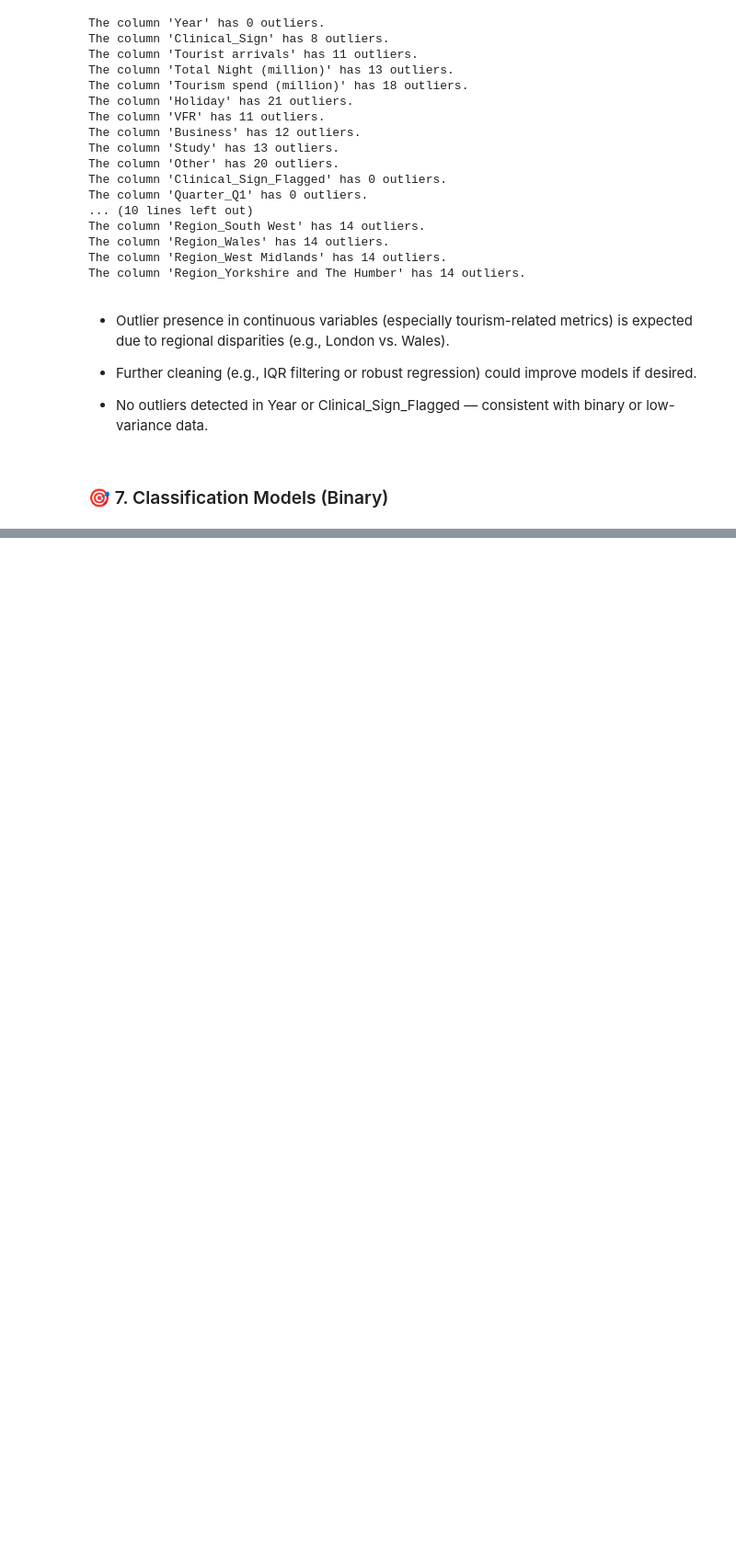
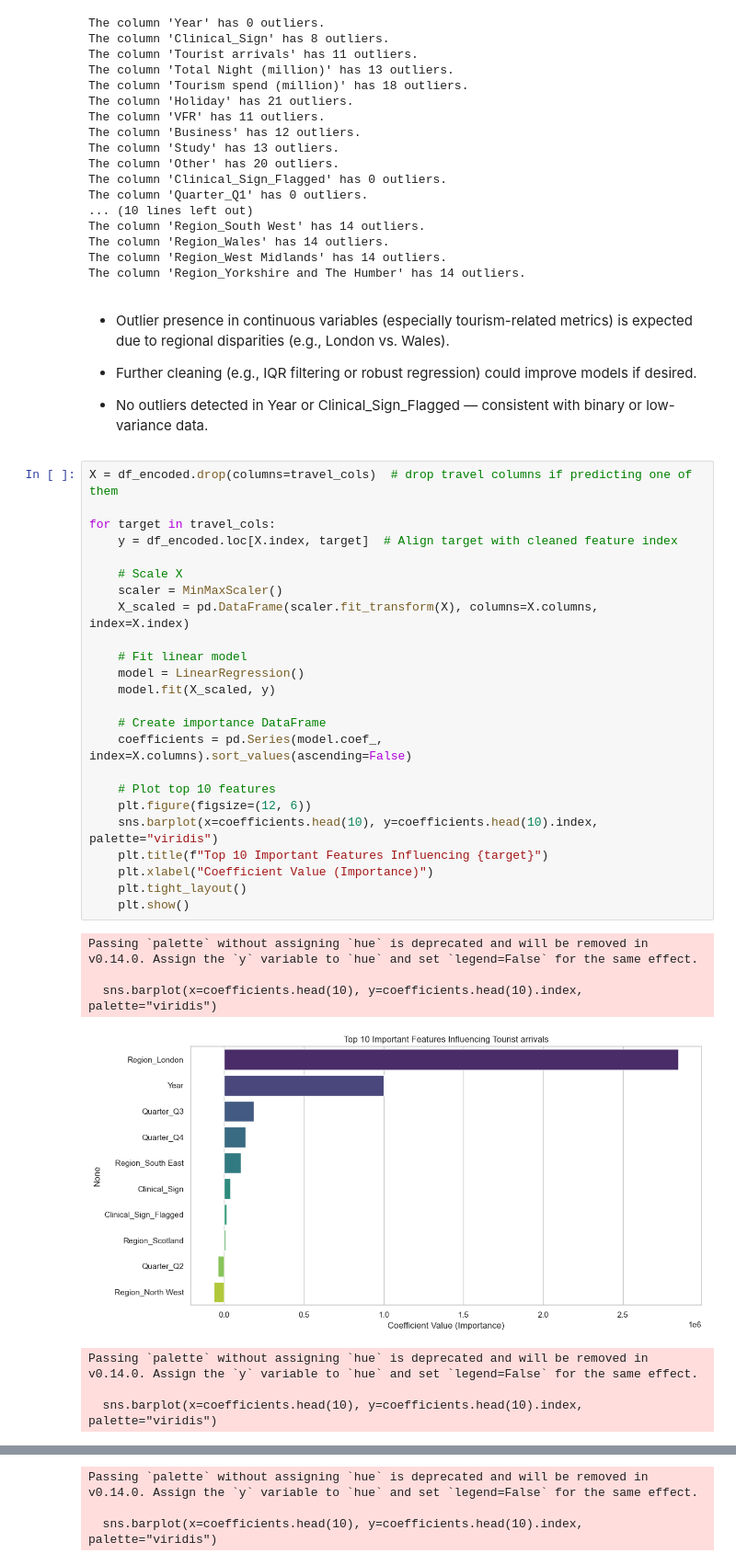
Before and after one commit to k3vjnh0/PRT564-Assignments, a Jupyter notebook: notebooks/avian_influenza_tourism_model_final.ipynb, the cells around one changed output, grey strips where cells are left out. Shown at 92% size. Cells and saved outputs as stored; diff of their text form; blank space fills up the shorter version.

Commit message:
update feature importance and cross validation

```diff
--- a/notebooks/avian_influenza_tourism_model_final.ipynb
+++ b/notebooks/avian_influenza_tourism_model_final.ipynb
@@ -889,5 +879,35 @@ The column 'Region_Yorkshire and The Humber' has 14 outliers.
 - Further cleaning (e.g., IQR filtering or robust regression) could improve models if desired.
 
 - No outliers detected in Year or Clinical_Sign_Flagged — consistent with binary or low-variance data.
-# %% [markdown]
-### 🎯 7. Classification Models (Binary)
+# %%
+X = df_encoded.drop(columns=travel_cols)  # drop travel columns if predicting one of them
+
+for target in travel_cols:
+    y = df_encoded.loc[X.index, target]  # Align target with cleaned feature index
+
+    # Scale X
+    scaler = MinMaxScaler()
+    X_scaled = pd.DataFrame(scaler.fit_transform(X), columns=X.columns, index=X.index)
+
+    # Fit linear model
+    model = LinearRegression()
+    model.fit(X_scaled, y)
+
+    # Create importance DataFrame
+    coefficients = pd.Series(model.coef_, index=X.columns).sort_values(ascending=False)
+
+    # Plot top 10 features
+    plt.figure(figsize=(12, 6))
+    sns.barplot(x=coefficients.head(10), y=coefficients.head(10).index, palette="viridis")
+    plt.title(f"Top 10 Important Features Influencing {target}")
+    plt.xlabel("Coefficient Value (Importance)")
+    plt.tight_layout()
+    plt.show()
+# %% [output]
+Passing `palette` without assigning `hue` is deprecated and will be removed in v0.14.0. Assign the `y` variable to `hue` and set `legend=False` for the same effect.
+
+  sns.barplot(x=coefficients.head(10), y=coefficients.head(10).index, palette="viridis")
+[figure, added]
+Passing `palette` without assigning `hue` is deprecated and will be removed in v0.14.0. Assign the `y` variable to `hue` and set `legend=False` for the same effect.
+
+  sns.barplot(x=coefficients.head(10), y=coefficients.head(10).index, palette="viridis")
@@ -893,0 +915,3 @@ The column 'Region_Yorkshire and The Humber' has 14 outliers.
+Passing `palette` without assigning `hue` is deprecated and will be removed in v0.14.0. Assign the `y` variable to `hue` and set `legend=False` for the same effect.
+
+  sns.barplot(x=coefficients.head(10), y=coefficients.head(10).index, palette="viridis")
```
Also changed, not shown: parts of 14 cells of this notebook.
